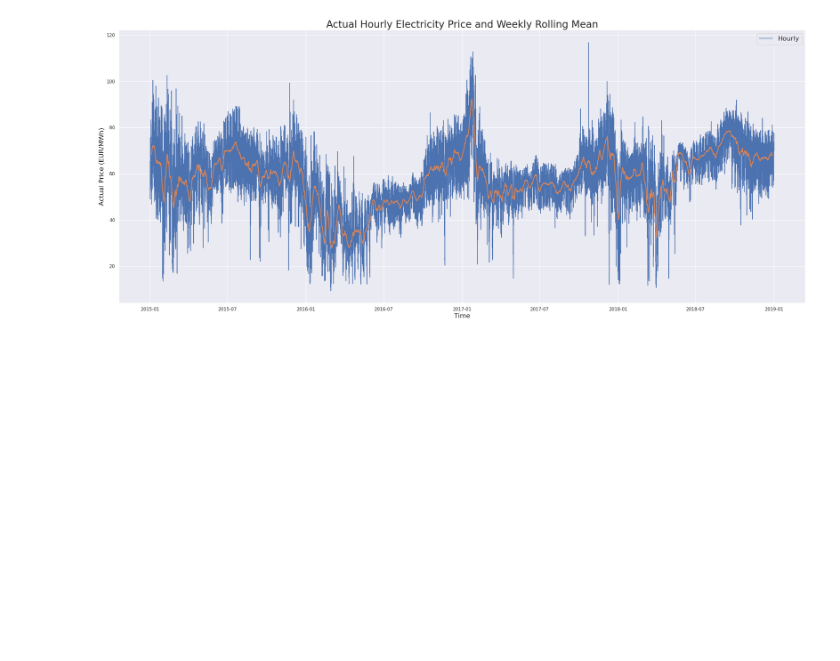
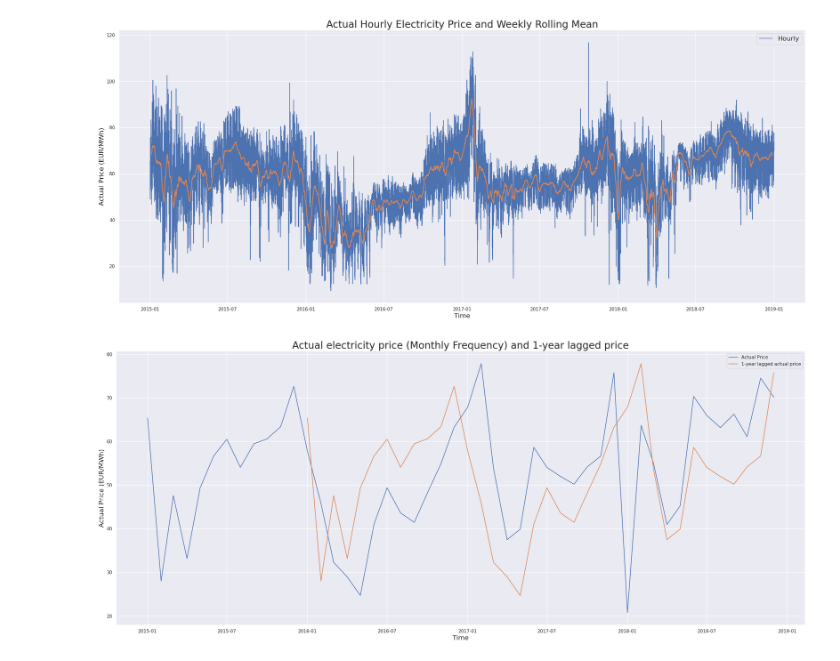
Before and after one commit to tdavies66/Electricity-Price-Forecasting-DNNs-EDA-Kaggle-, a Jupyter notebook: Notebooks/notebook1.ipynb, the cells around one changed output. Drawn from its saved outputs; the diff is of its cells as text; code cells hidden in the pictures; blank space fills up the shorter version.

Commit message:
Final useful visualisations

```diff
--- a/Notebooks/notebook1.ipynb
+++ b/Notebooks/notebook1.ipynb
@@ -572,3 +572,15 @@ ax.plot(rolling, linestyle='-', linewidth=2, label='Weekly Rolling Mean')
 plt.show()
 # %% [output]
 [figure]
+# %%
+# Plot the electricity price (monthly frequency) along with its 1-year lagged series
+monthly_price = df_final['price actual'].asfreq('ME')
+
+ax = plot_series(series=monthly_price, ylabel='Actual Price (EUR/MWh)',
+                title='Actual electricity price (Monthly Frequency) and 1-year lagged price')
+shifted = df_final['price actual'].asfreq('ME').shift(12)
+ax.plot(shifted, label='Hourly')
+ax.legend(['Actual Price', '1-year lagged actual price'])
+plt.show()
+# %% [output]
+[figure, added]
```
Also changed, not shown: parts of 3 cells of this notebook.
